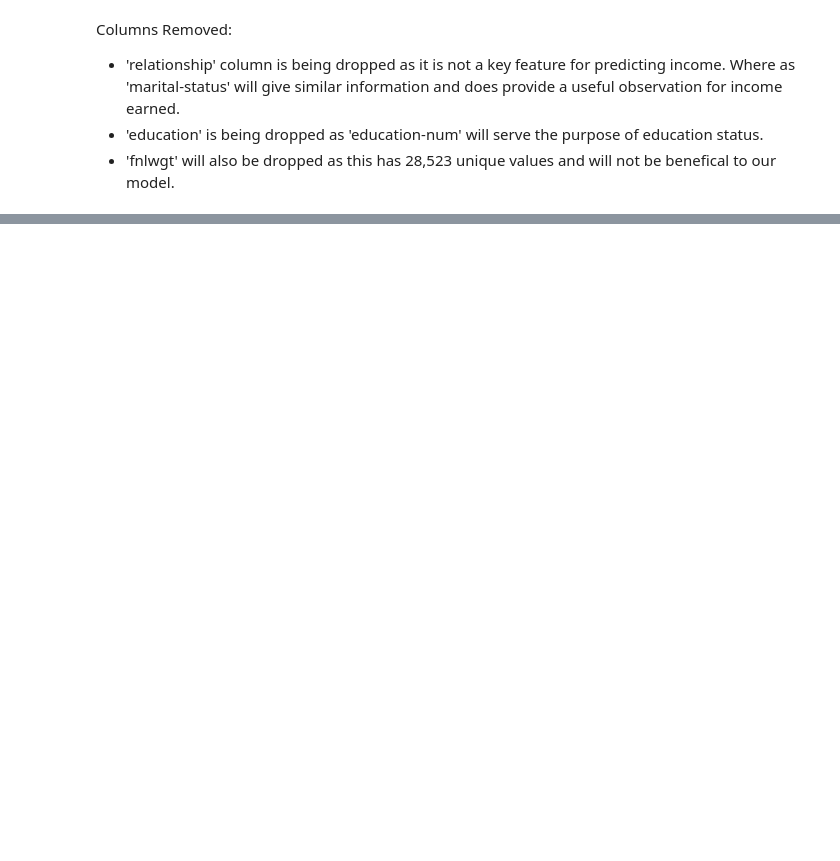
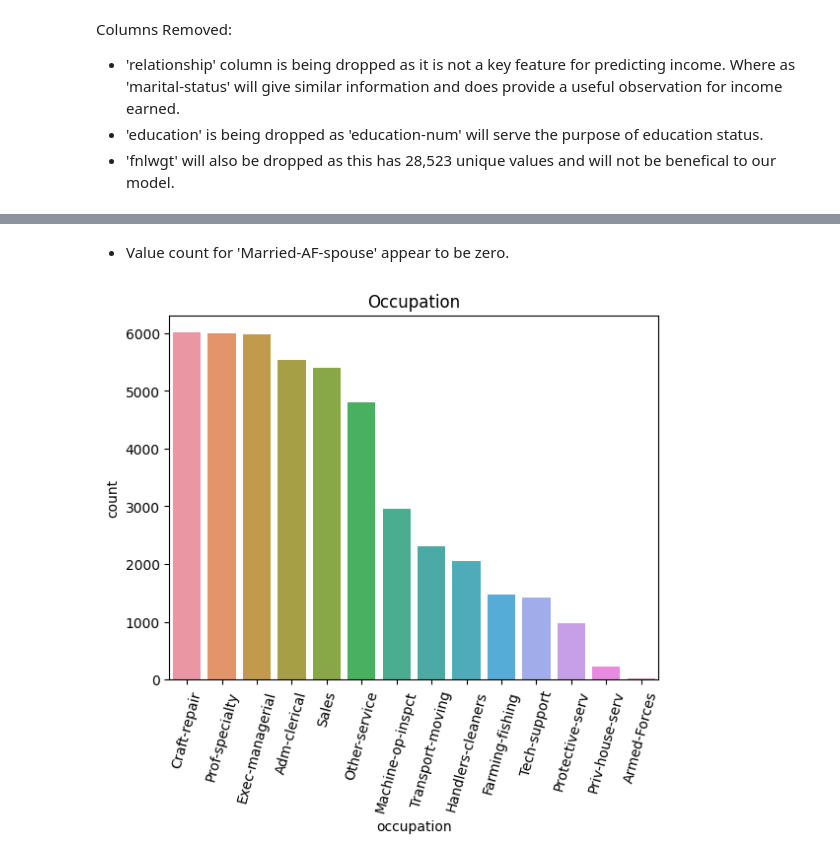
Before and after one commit to KDiBSilva/Adult_Income, a Jupyter notebook: Adult_Income.ipynb, the cells around one changed output, grey strips where cells are left out. Cells and saved outputs as stored; diff of their text form; code cells hidden in the pictures; blank space fills up the shorter version.

```diff
--- a/Adult_Income.ipynb
+++ b/Adult_Income.ipynb
@@ -349,0 +387,11 @@ Columns Removed:
+# %% [markdown]
+- Value count for 'Married-AF-spouse' appear to be zero.
+# %%
+# countplot for 'occupation' in decending order
+ax = sns.countplot(data = df, x = 'occupation', order=df['occupation'].value_counts().index)
+# title
+ax.set_title('Occupation')
+# rotate x labels
+ax.set_xticklabels(ax.get_xticklabels(), rotation=75);
+# %% [output]
+[figure, added]
```
Also changed, not shown: parts of 27 cells of this notebook.
